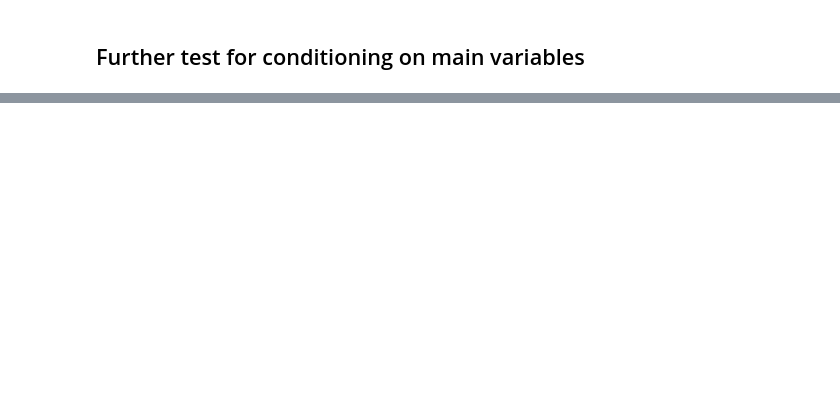
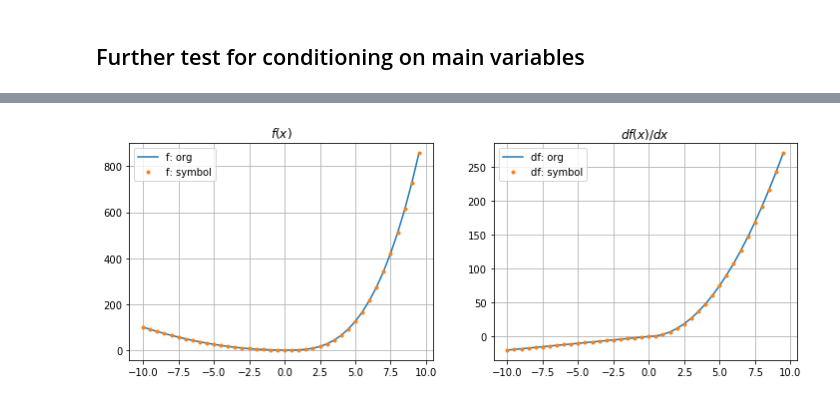
Before and after one commit to jskDr/keraspp_2021, a Jupyter notebook: all_repository/differentiable_programming/julia_dp/tf2_2-sage.ipynb, the cells around one changed output, grey strips where cells are left out. Drawn from its saved outputs; the diff is of its cells as text; code cells hidden in the pictures; blank space fills up the shorter version.

```diff
--- a/all_repository/differentiable_programming/julia_dp/tf2_2-sage.ipynb
+++ b/all_repository/differentiable_programming/julia_dp/tf2_2-sage.ipynb
@@ -37,0 +121,25 @@ f_sym, df_sym
+# %%
+def plot(f, df_true, x_a = np.arange(-10, 10, 0.5)):
+    y_fn = np.array([f(x_each,x_each) for x_each in x_a])
+    y_sym = np.array([f(x,x_each)(x=x_each) for x_each in x_a])
+    dy_fn = np.array([df_true(x_each) for x_each in x_a])
+    dy_sym = np.array([diff(f(x,x_each),x)(x=x_each) for x_each in x_a])
+
+    plt.figure(figsize=(12,4))
+    plt.subplot(1,2,1)
+    plt.plot(x_a, y_fn, label='f: org')
+    plt.plot(x_a, y_sym, '.', label='f: symbol')
+    plt.grid()
+    plt.legend(loc=0)
+    plt.title(r'$f(x)$')
+
+    plt.subplot(1,2,2)
+    plt.plot(x_a, dy_fn, label='df: org')
+    plt.plot(x_a, dy_sym, '.', label='df: symbol')
+    plt.grid()
+    plt.legend(loc=0)
+    plt.title(r'$df(x)/dx$')
+
+plot(f, df_true)
+# %% [output]
+[figure, added]
```
Also changed, not shown: parts of 21 cells of this notebook.
